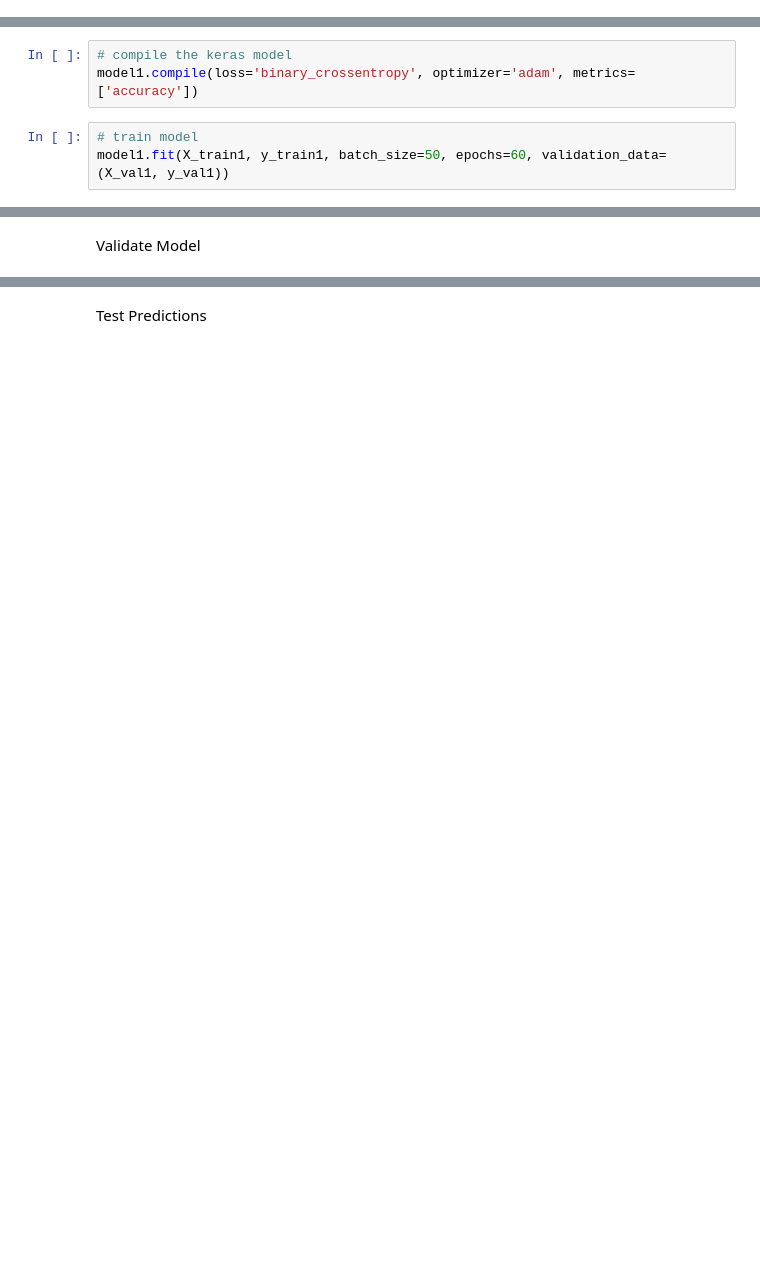
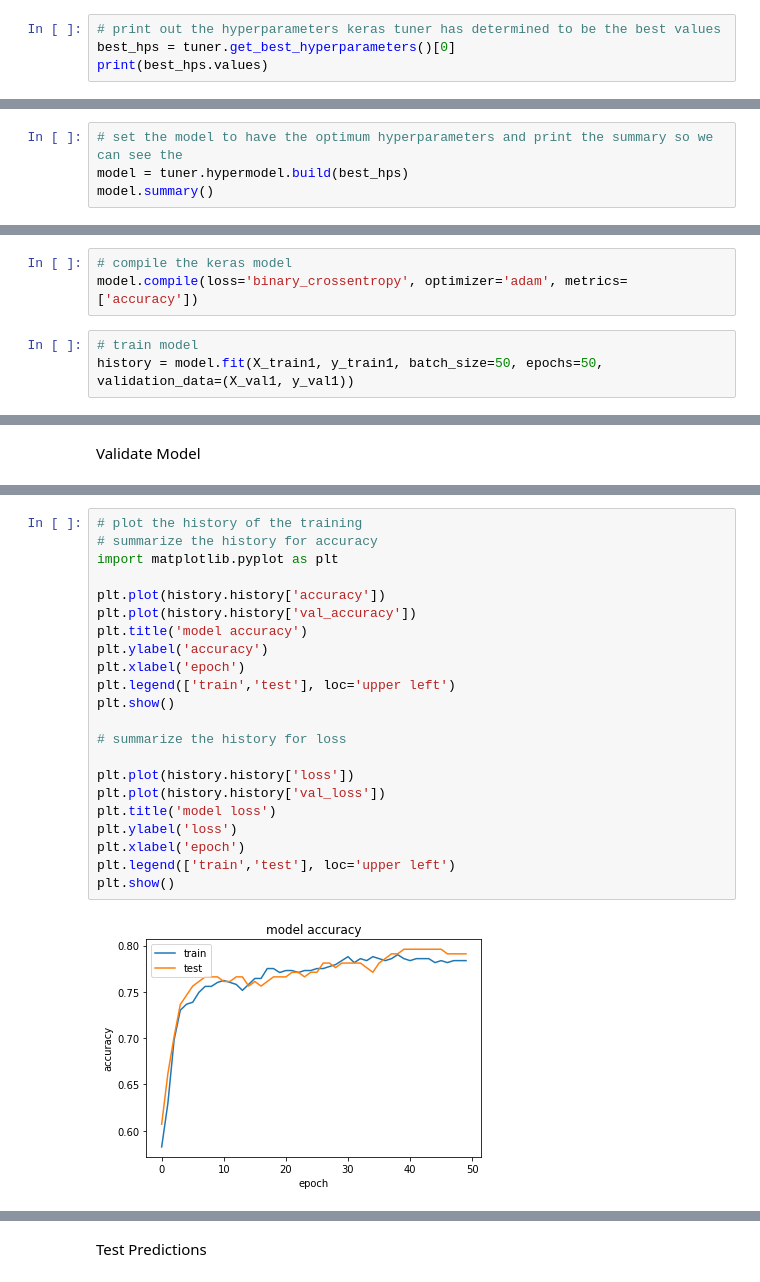
Before and after one commit to MartinNde/MartinN_1, a Jupyter notebook: Deep_Learning_&_Optimisation.ipynb, the cells around one changed output, grey strips where cells are left out. Saved outputs shown, nothing was run; the diff lists cells and outputs as text; blank space fills up the shorter version.

```diff
--- a/Deep_Learning_&_Optimisation.ipynb
+++ b/Deep_Learning_&_Optimisation.ipynb
@@ -193,0 +255,4 @@ _________________________________________________________________
+# %%
+# print out the hyperparameters keras tuner has determined to be the best values
+best_hps = tuner.get_best_hyperparameters()[0]
+print(best_hps.values)
@@ -193,0 +261,4 @@ _________________________________________________________________
+# %%
+# set the model to have the optimum hyperparameters and print the summary so we can see the
+model = tuner.hypermodel.build(best_hps)
+model.summary()
@@ -194,7 +281,7 @@ _________________________________________________________________
 # %%
 # compile the keras model
-model1.compile(loss='binary_crossentropy', optimizer='adam', metrics=['accuracy'])
+model.compile(loss='binary_crossentropy', optimizer='adam', metrics=['accuracy'])
 # %%
 # train model
-model1.fit(X_train1, y_train1, batch_size=50, epochs=60, validation_data=(X_val1, y_val1))
+history = model.fit(X_train1, y_train1, batch_size=50, epochs=50, validation_data=(X_val1, y_val1))
 # %% [output]
@@ -248,0 +349,24 @@ Accuracy: 0.7064676616915423
+# %%
+# plot the history of the training
+# summarize the history for accuracy
+import matplotlib.pyplot as plt
+
+plt.plot(history.history['accuracy'])
+plt.plot(history.history['val_accuracy'])
+plt.title('model accuracy')
+plt.ylabel('accuracy')
+plt.xlabel('epoch')
+plt.legend(['train','test'], loc='upper left')
+plt.show()
+
+# summarize the history for loss
+
+plt.plot(history.history['loss'])
+plt.plot(history.history['val_loss'])
+plt.title('model loss')
+plt.ylabel('loss')
+plt.xlabel('epoch')
+plt.legend(['train','test'], loc='upper left')
+plt.show()
+# %% [output]
+[figure, added]
```
Also changed, not shown: parts of 52 cells of this notebook.
